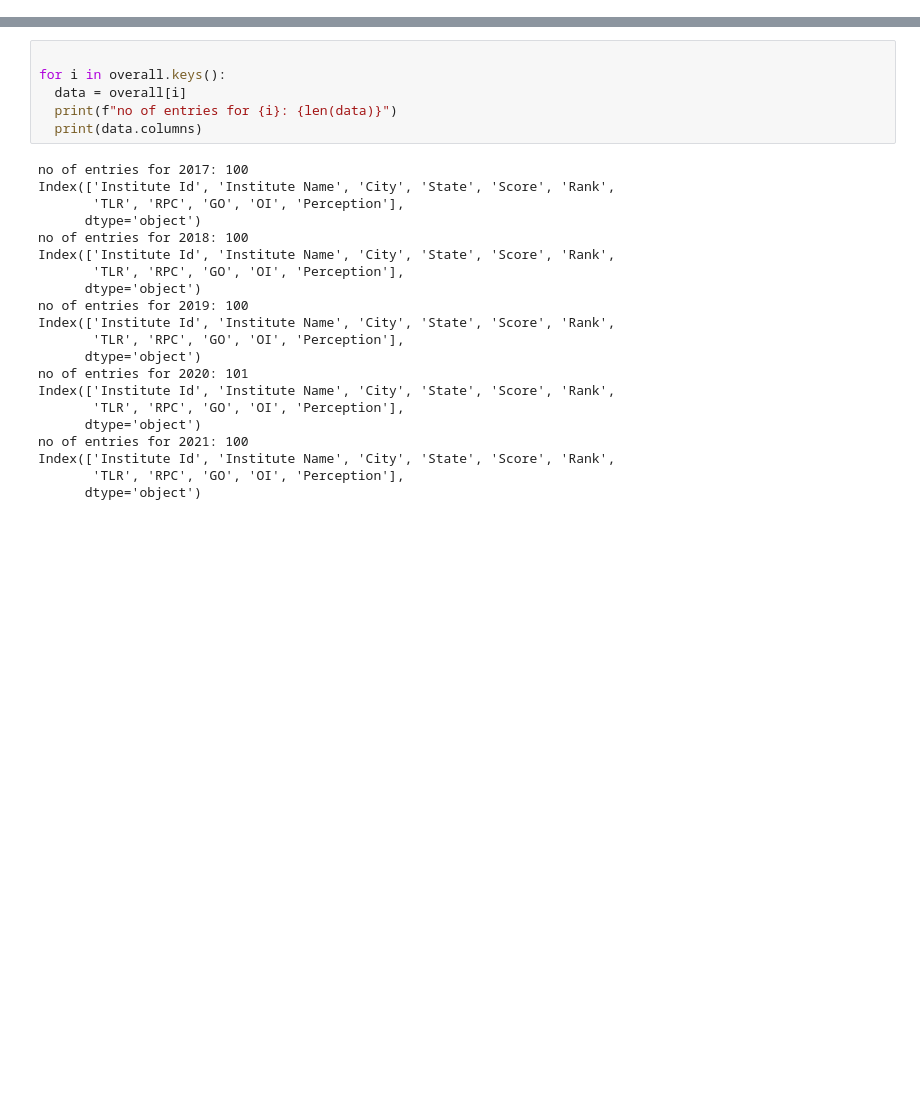
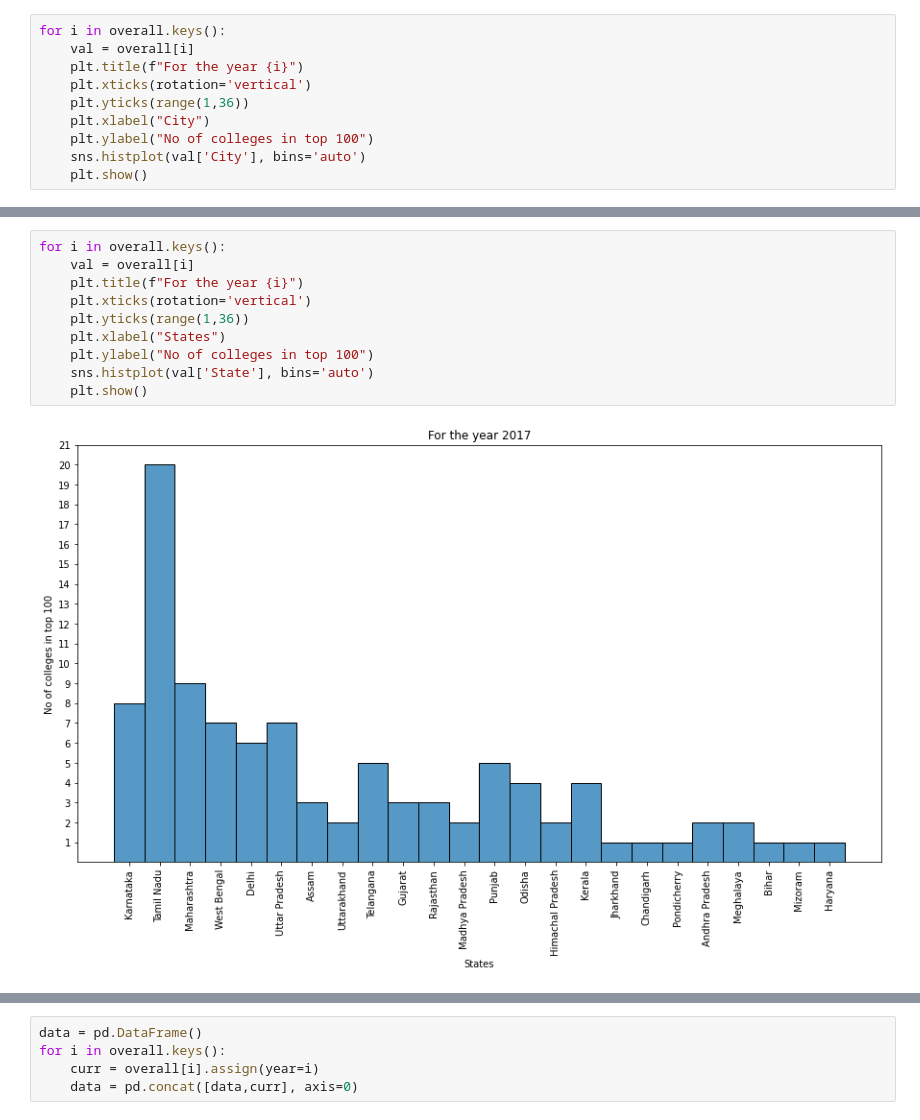
Before and after one commit to kalp121212/DS203_Project, a Jupyter notebook: Nirf.ipynb, the cells around one changed output, grey strips where cells are left out. Cells and saved outputs as stored; diff of their text form; blank space fills up the shorter version.

```diff
--- a/Nirf.ipynb
+++ b/Nirf.ipynb
@@ -53,0 +48,10 @@ dict_keys(['2018', '2019', '2020', '2021'])
+# %%
+for i in overall.keys():
+    val = overall[i]
+    plt.title(f"For the year {i}")
+    plt.xticks(rotation='vertical')
+    plt.yticks(range(1,36))
+    plt.xlabel("City")
+    plt.ylabel("No of colleges in top 100")
+    sns.histplot(val['City'], bins='auto')
+    plt.show()
@@ -53,0 +64,12 @@ dict_keys(['2018', '2019', '2020', '2021'])
+# %%
+for i in overall.keys():
+    val = overall[i]
+    plt.title(f"For the year {i}")
+    plt.xticks(rotation='vertical')
+    plt.yticks(range(1,36))
+    plt.xlabel("States")
+    plt.ylabel("No of colleges in top 100")
+    sns.histplot(val['State'], bins='auto')
+    plt.show()
+# %% [output]
+[figure, added]
@@ -54,27 +80,5 @@ dict_keys(['2018', '2019', '2020', '2021'])
 # %%
-
+data = pd.DataFrame()
 for i in overall.keys():
-  data = overall[i]
-  print(f"no of entries for {i}: {len(data)}")
-  print(data.columns)
+    curr = overall[i].assign(year=i)
+    data = pd.concat([data,curr], axis=0)
-# %% [output]
-no of entries for 2017: 100
-Index(['Institute Id', 'Institute Name', 'City', 'State', 'Score', 'Rank',
-       'TLR', 'RPC', 'GO', 'OI', 'Perception'],
-      dtype='object')
-no of entries for 2018: 100
-Index(['Institute Id', 'Institute Name', 'City', 'State', 'Score', 'Rank',
-       'TLR', 'RPC', 'GO', 'OI', 'Perception'],
-      dtype='object')
-no of entries for 2019: 100
-Index(['Institute Id', 'Institute Name', 'City', 'State', 'Score', 'Rank',
-       'TLR', 'RPC', 'GO', 'OI', 'Perception'],
-      dtype='object')
-no of entries for 2020: 101
-Index(['Institute Id', 'Institute Name', 'City', 'State', 'Score', 'Rank',
-       'TLR', 'RPC', 'GO', 'OI', 'Perception'],
-      dtype='object')
-no of entries for 2021: 100
-Index(['Institute Id', 'Institute Name', 'City', 'State', 'Score', 'Rank',
-       'TLR', 'RPC', 'GO', 'OI', 'Perception'],
-      dtype='object')
```
Also changed, not shown: parts of 12 cells of this notebook.
